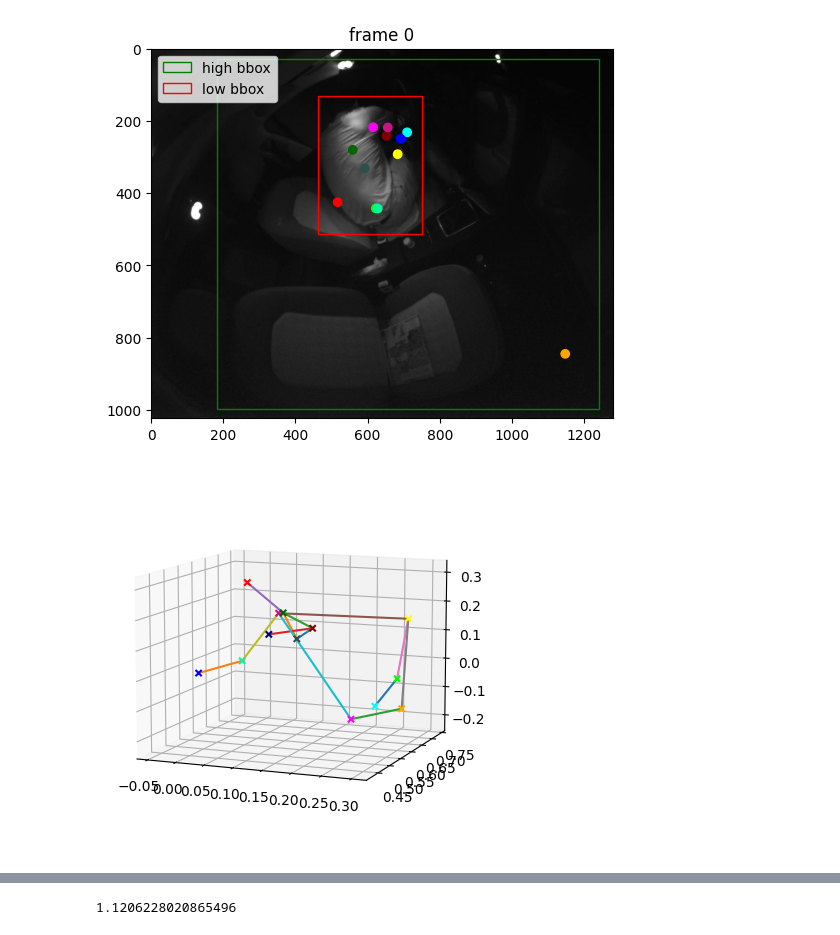
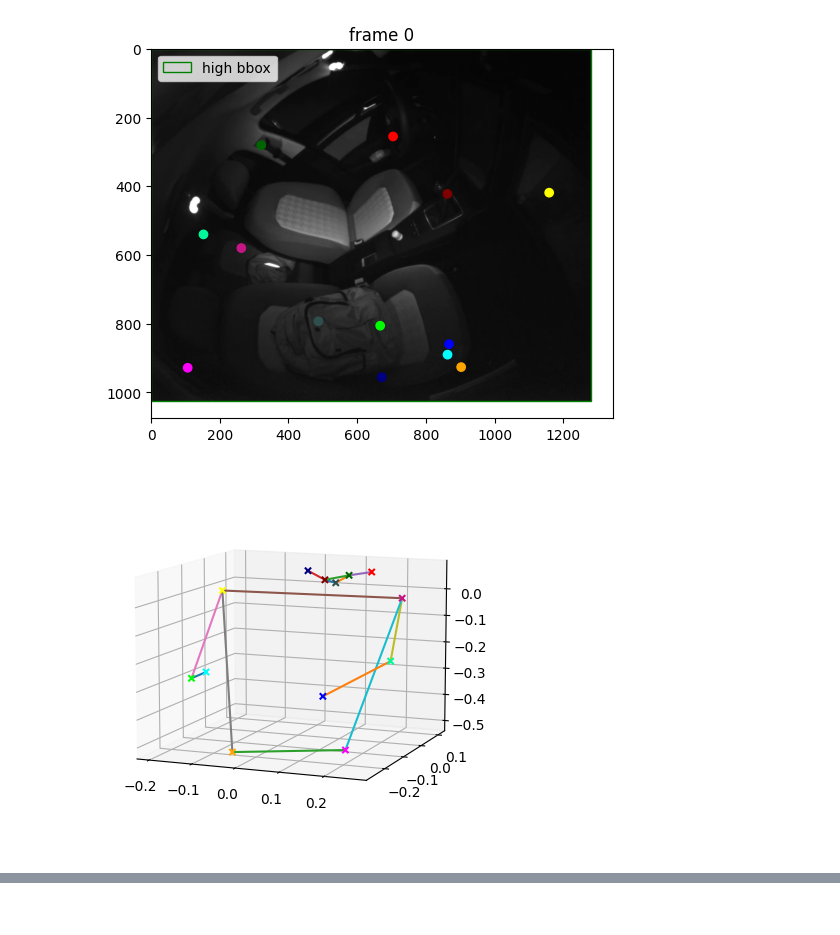
Before and after one commit to gentlerainsky/tuwien_thesis_3d_pose_estimation, a Jupyter notebook: demo/inference/pose_estimation_inference.ipynb, the cells around one changed output, grey strips where cells are left out. Saved outputs shown, nothing was run; the diff lists cells and outputs as text; code cells hidden in the pictures.

```diff
--- a/demo/inference/pose_estimation_inference.ipynb
+++ b/demo/inference/pose_estimation_inference.ipynb
@@ -87,14 +81,14 @@ frame_numbers = [0, 100, 1000, 5000]
 # frame_numbers = [1000]
 from scipy import ndimage
 
-# for frame_number in frame_numbers:
-#     cap.set(cv2.CAP_PROP_POS_FRAMES, frame_number)
-#     _, image = cap.read()
-#     # image = cv2.rotate(image, cv2.ROTATE_90_COUNTERCLOCKWISE)
-#     # image = ndimage.rotate(image, 40)
-#     images.append(image)
+for frame_number in frame_numbers:
+    cap.set(cv2.CAP_PROP_POS_FRAMES, frame_number)
+    _, image = cap.read()
+    # image = cv2.rotate(image, cv2.ROTATE_90_COUNTERCLOCKWISE)
+    # image = ndimage.rotate(image, 40)
+    images.append(image)
 
-images = [cv2.imread('/root/data/processed/drive_and_act/images/train/34770.jpg')]
+# images = [cv2.imread('/root/data/processed/drive_and_act/images/train/34770.jpg')]
 
 ## Model Inference
 mmpose_results = mmpose_inferencer(images)
@@ -116,11 +110,11 @@ for idx, mmpose_result in enumerate(mmpose_results):
         h = bbox[0][3] - bbox[0][1]
         # print(x, y, w, h)
         if idx != best_box_idx:
-            print('idx', 'not best')
-            print(detected['bbox_score'])
-            pprint(detected['keypoint_scores'])
-            print(np.average(detected['keypoint_scores']))
-            print(np.average(detected['keypoint_scores'] / detected['bbox_score']))
+            # print('idx', 'not best')
+            # print(detected['bbox_score'])
+            # pprint(detected['keypoint_scores'])
+            # print(np.average(detected['keypoint_scores']))
+            # print(np.average(detected['keypoint_scores'] / detected['bbox_score']))
             # draw lower match bbox as red
             rect = patches.Rectangle((x, y), w, h, linewidth=1, edgecolor='r', facecolor='none', label='low bbox')
         else:
@@ -128,18 +122,43 @@ for idx, mmpose_result in enumerate(mmpose_results):
             rect = patches.Rectangle((x, y), w, h, linewidth=1, edgecolor='g', facecolor='none', label='high bbox')
             # plot 2D keypoints
             pose_2d = np.array(detected['keypoints'])
-            print('idx', 'best')
-            print(detected['bbox_score'])
-            pprint(detected['keypoint_scores'])
-            print('avereage_pose_score', np.average(detected['keypoint_scores'] / detected['bbox_score']))
+            # print('idx', 'best')
+            # print(detected['bbox_score'])
+            # pprint(detected['keypoint_scores'])
+            # print('avereage_pose_score', np.average(detected['keypoint_scores'] / detected['bbox_score']))
             ax.scatter(pose_2d[:num_keypoints, 0], pose_2d[:num_keypoints, 1], c=joint_colors[:num_keypoints])
             image_height, image_width, _ = images[idx].shape
 
-            ### !! I think I forgot to center & normalize 2D pose input during training.
-            ### So, the result looks terrible.
+            # ### !! I think I forgot to center & normalize 2D pose input during training.
+            # ### So, the result looks terrible.
 
-            pose_2d[:, 0] = pose_2d[:, 0] / image_height
-            pose_2d[:, 1] = pose_2d[:, 1] / image_width
+            # pose_2d[:, 0] = pose_2d[:, 0] / image_height
+            # pose_2d[:, 1] = pose_2d[:, 1] / image_width
+
+            # New Scaling ###################################################
+            # scale by the max-min position of 2D poses
+            x_max, y_max = np.max(pose_2d[:, :2], axis=0)
+            x_min, y_min = np.min(pose_2d[:, :2], axis=0)
+            # max_length = np.max([x_max - x_min, y_max - y_min])
+            w = x_max - x_min
+            h = y_max - y_min
+            # w = max_length
+            # h = max_length
+            bbox = [x_min, y_min, x_max, y_max]
+
+            # center
+            # use neck as the root. Neck is defined as the center of left/right shoulder
+            root_2d = (pose_2d[5, :2] + pose_2d[6, :2]) / 2
+            pose_2d[:, :2] = pose_2d[:, :2] - root_2d
+
+            # root_3d = (keypoints3D[5, :] + keypoints3D[6, :]) / 2
+            # keypoints3D = keypoints3D - root_3d
+            pose_2d[:, 0] = pose_2d[:, 0] / w
+            pose_2d[:, 1] = pose_2d[:, 1] / h
+            pose_2d[:, :2] = rotate2D_to_x_axis(pose_2d[5:7, :2], pose_2d[:, :2])
+            # pose_3d = rotate3D_to_x_axis(pose_3d[5:7], pose_3d)
+            #################################################################
+
             # print(pose_2d[:num_keypoints])
             pose_3d = mlp_lifter(torch.flatten(torch.tensor(pose_2d[:num_keypoints])).unsqueeze(0).float().to('cuda'))
             pose_3d_np = pose_3d[0].cpu().reshape([-1, 3]).detach().numpy()
@@ -184,2 +190,2 @@ idx best
-[figure, old version]
+[figure, new version]
-[figure, old version]
+[figure, new version]
@@ -186,7 +197,0 @@ idx best
-# %%
-x_max, y_max = np.max(pose_2d, axis=0)
-# np.min(pose_2d, axis=0)
-# pose_2d
-x_max
-# %% [output]
-1.1206228020865496
```
Also changed, not shown: parts of 3 cells of this notebook, 8 other files.
